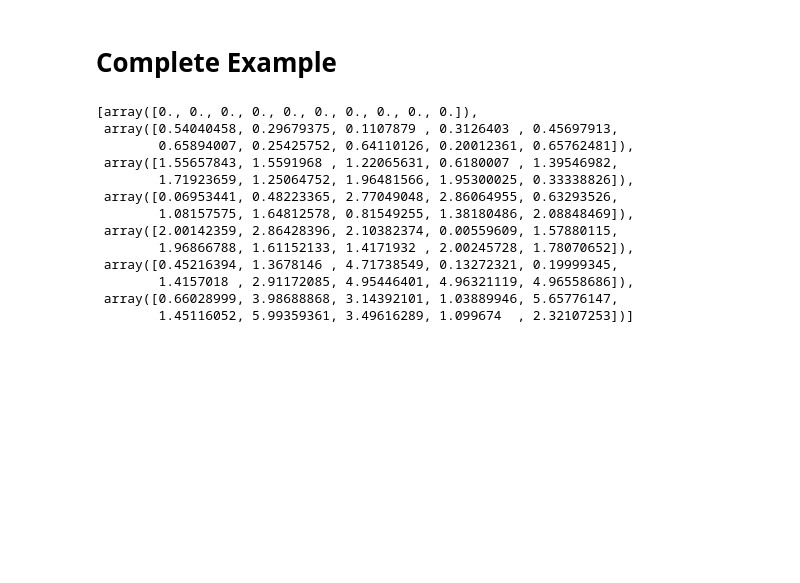
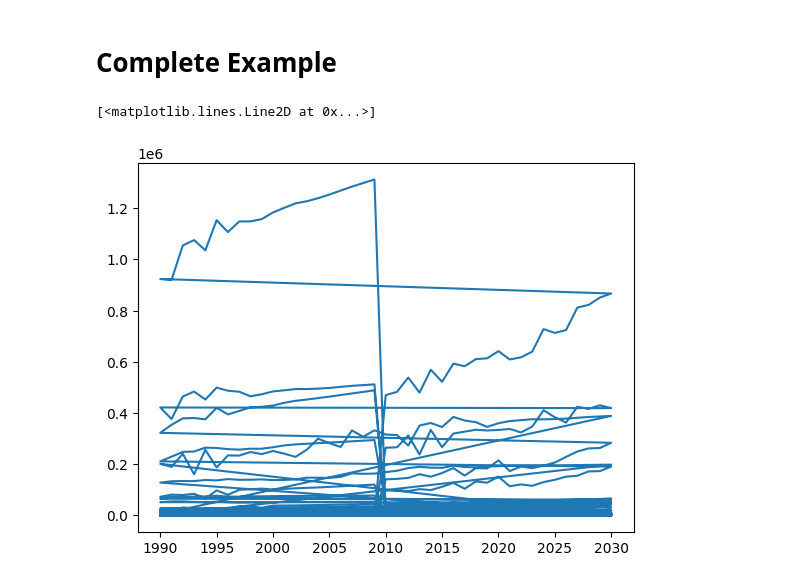
Before and after one commit to zeehayat/matplotlit-demo-students, a Jupyter notebook: matplotlib_demo_students.ipynb, the cells around one changed output. Cells and saved outputs as stored; diff of their text form; code cells hidden in the pictures; blank space fills up the shorter version.

```diff
--- a/matplotlib_demo_students.ipynb
+++ b/matplotlib_demo_students.ipynb
@@ -129,20 +129,54 @@ WARNING:matplotlib.legend:No artists with labels found to put in legend.  Note t
 [figure]
 # %% [markdown]
 # Complete Example
-# %%
-import pandas as pd
-crop_prod=pd.read_csv('')
-# %% [output]
-[array([0., 0., 0., 0., 0., 0., 0., 0., 0., 0.]),
- array([0.54040458, 0.29679375, 0.1107879 , 0.3126403 , 0.45697913,
-        0.65894007, 0.25425752, 0.64110126, 0.20012361, 0.65762481]),
- array([1.55657843, 1.5591968 , 1.22065631, 0.6180007 , 1.39546982,
-        1.71923659, 1.25064752, 1.96481566, 1.95300025, 0.33338826]),
- array([0.06953441, 0.48223365, 2.77049048, 2.86064955, 0.63293526,
-        1.08157575, 1.64812578, 0.81549255, 1.38180486, 2.08848469]),
- array([2.00142359, 2.86428396, 2.10382374, 0.00559609, 1.57880115,
-        1.96866788, 1.61152133, 1.4171932 , 2.00245728, 1.78070652]),
- array([0.45216394, 1.3678146 , 4.71738549, 0.13272321, 0.19999345,
-        1.4157018 , 2.91172085, 4.95446401, 4.96321119, 4.96558686]),
- array([0.66028999, 3.98688868, 3.14392101, 1.03889946, 5.65776147,
-        1.45116052, 5.99359361, 3.49616289, 1.099674  , 2.32107253])]
+# %%
+import pandas as pd
+import matplotlib.pyplot as plt
+crop_prod=pd.read_csv('/content/drive/MyDrive/DP_LIVE_07112023133254445.csv')
+
+sel_frame=['LOCATION','SUBJECT','TIME','Value']
+n = 4654
+
+sel_crops=crop_prod[sel_frame].copy()
+
+years=crop_prod[crop_prod['SUBJECT']=='SOYBEAN']['TIME']
+crop_prod.dropna()
+rice=crop_prod[crop_prod['SUBJECT']=='RICE']['Value']
+wheat=crop_prod[crop_prod['SUBJECT']=='WHEAT']['Value']
+maize=crop_prod[crop_prod['SUBJECT']=='MAIZE']['Value']
+soybean=crop_prod[crop_prod['SUBJECT']=='SOYBEAN']['Value']
+soybean.dtype
+years=years.iloc[:n]
+rice=rice.iloc[:n]
+wheat=wheat.iloc[:n]
+maize=maize.iloc[:n]
+soybean=soybean.iloc[:n]
+
+
+rice=crop_prod.loc[crop_prod['SUBJECT']=='RICE']
+wheat=crop_prod.loc[crop_prod['SUBJECT']=='WHEAT']
+maize=crop_prod.loc[crop_prod['SUBJECT']=='MAIZE']
+soybean=crop_prod.loc[crop_prod['SUBJECT']=='SOYBEAN']
+years=rice['TIME']
+
+
+grouped=sel_crops.groupby(['SUBJECT'])
+
+maize = grouped.get_group(('MAIZE'))
+maize=maize.iloc[:n]
+plt.plot(years,maize['Value'])
+
+#
+
+# 4654
+#plt.plot(years,rice['Value'], label='Rice')
+#plt.plot(years,wheat, label='Wheat')
+# plt.plot(years,maize, label='Maize')
+# plt.plot(years,soybean, label='Soybean')
+#plt.legend()'''
+# LOCATION,INDICATOR,SUBJECT,MEASURE,FREQUENCY,TIME,Value
+
+#years.head()
+# %% [output]
+[<matplotlib.lines.Line2D at 0x...>]
+[figure, added]
```
